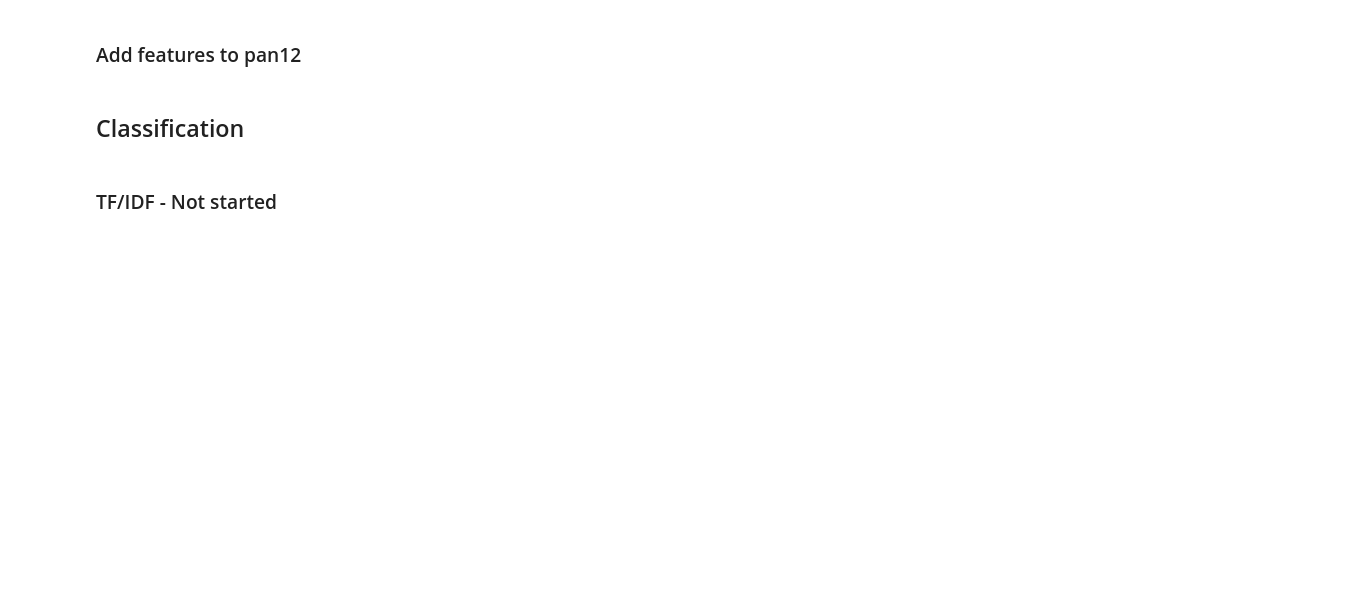
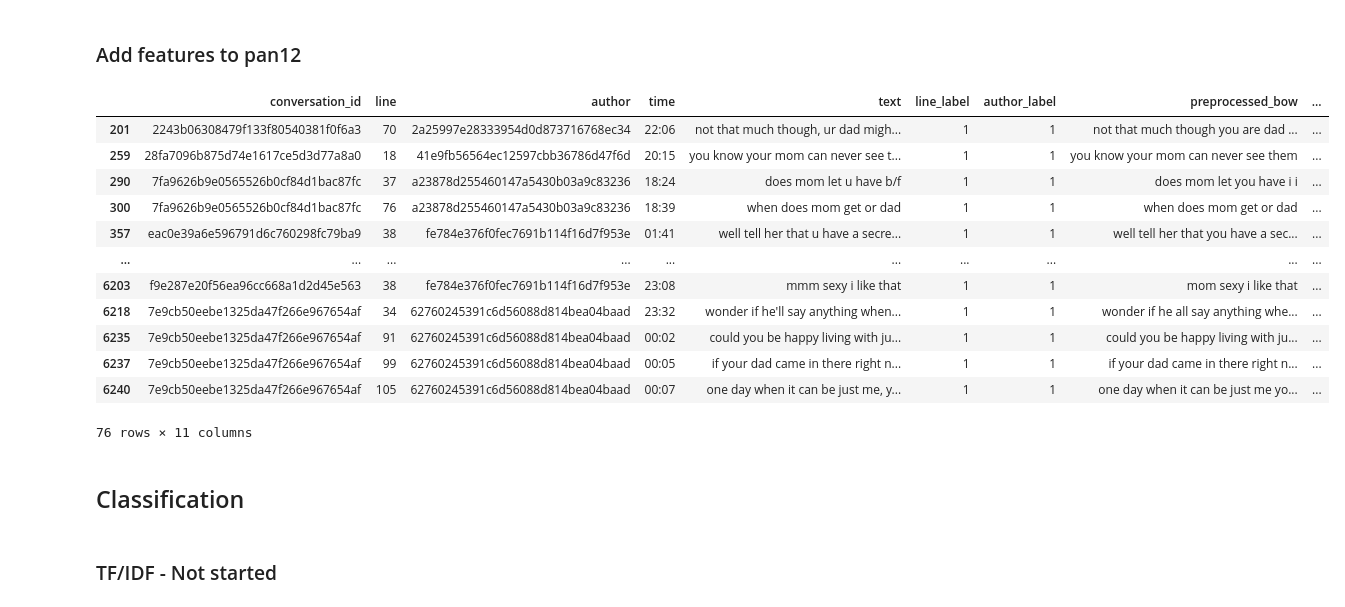
Before and after one commit to mryanivtal/cybersecurity_hw2, a Jupyter notebook: cyber_hw2.ipynb, the cells around one changed output. Cells and saved outputs as stored; diff of their text form; code cells hidden in the pictures; blank space fills up the shorter version.

```diff
--- a/cyber_hw2.ipynb
+++ b/cyber_hw2.ipynb
@@ -610,6 +670,6 @@ class Pan12converterToDF():
 
 pan12_converter = Pan12converterToDF(PAN12_DATA_FILE, user_labels_file=PAN12_USER_LABELS_FILE, line_labels_file=PAN12_LINE_LABELS_FILE)
 print(len(pan12_converter))
-pan12_df = pan12_converter.convert(OUTPUT_FOLDER / Path('pan12_csv.zip'), mode='positive_lines')
+pan12_df = pan12_converter.convert(OUTPUT_FOLDER / Path('pan12_csv.csv'), mode='positive_lines')
 print(len(pan12_df))
 pan12_df.head(100)
@@ -632,11 +722,25 @@ pan12_df
 # %%
 # add features to pan12 df
 
 pan12_df = add_wordlist_features(pan12_df, 'preprocessed_bow', sex_word_list, family_word_list, meeting_word_list)
-pan12_df.to_csv(OUTPUT_FOLDER / Path('pan12_perverted_lines_preprocessed.zip'))
+pan12_df.to_csv(OUTPUT_FOLDER / Path('pan12_perverted_lines_preprocessed.csv'))
 
 # pan12_df[(pan12_df.contains_sex_words == False) & (pan12_df.contains_family_words == False) & (pan12_df.contains_meeting_words == False)]
 pan12_df[(pan12_df.contains_family_words == True)]
+# %% [output]
+|  | conversation_id | line | author | time | text | line_label | author_label | preprocessed_bow | ... |
+| 201 | 2243b06308479f133f80540381f0f6a3 | 70 | 2a25997e28333954d0d873716768ec34 | 22:06 | not that much though, ur dad migh... | 1 | 1 | not that much though you are dad ... | ... |
+| 259 | 28fa7096b875d74e1617ce5d3d77a8a0 | 18 | 41e9fb56564ec12597cbb36786d47f6d | 20:15 | you know your mom can never see t... | 1 | 1 | you know your mom can never see them | ... |
+| 290 | 7fa9626b9e0565526b0cf84d1bac87fc | 37 | a23878d255460147a5430b03a9c83236 | 18:24 | does mom let u have b/f | 1 | 1 | does mom let you have i i | ... |
+| 300 | 7fa9626b9e0565526b0cf84d1bac87fc | 76 | a23878d255460147a5430b03a9c83236 | 18:39 | when does mom get or dad | 1 | 1 | when does mom get or dad | ... |
+| 357 | eac0e39a6e596791d6c760298fc79ba9 | 38 | fe784e376f0fec7691b114f16d7f953e | 01:41 | well tell her that u have a secre... | 1 | 1 | well tell her that you have a sec... | ... |
+| ... | ... | ... | ... | ... | ... | ... | ... | ... | ... |
+| 6203 | f9e287e20f56ea96cc668a1d2d45e563 | 38 | fe784e376f0fec7691b114f16d7f953e | 23:08 | mmm sexy i like that | 1 | 1 | mom sexy i like that | ... |
+| 6218 | 7e9cb50eebe1325da47f266e967654af | 34 | 62760245391c6d56088d814bea04baad | 23:32 | wonder if he'll say anything when... | 1 | 1 | wonder if he all say anything whe... | ... |
+| 6235 | 7e9cb50eebe1325da47f266e967654af | 91 | 62760245391c6d56088d814bea04baad | 00:02 | could you be happy living with ju... | 1 | 1 | could you be happy living with ju... | ... |
+| 6237 | 7e9cb50eebe1325da47f266e967654af | 99 | 62760245391c6d56088d814bea04baad | 00:05 | if your dad came in there right n... | 1 | 1 | if your dad came in there right n... | ... |
+| 6240 | 7e9cb50eebe1325da47f266e967654af | 105 | 62760245391c6d56088d814bea04baad | 00:07 | one day when it can be just me, y... | 1 | 1 | one day when it can be just me yo... | ... |
+76 rows × 11 columns
 # %% [markdown]
 ## Classification
 # %% [markdown]
```
Also changed, not shown: parts of 9 cells of this notebook, 7 other files.
